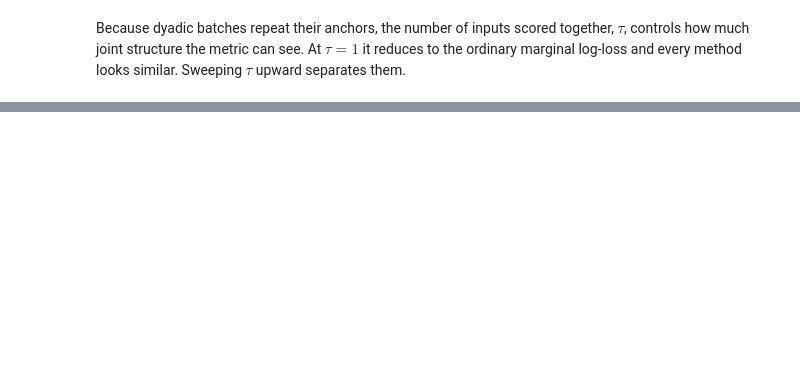
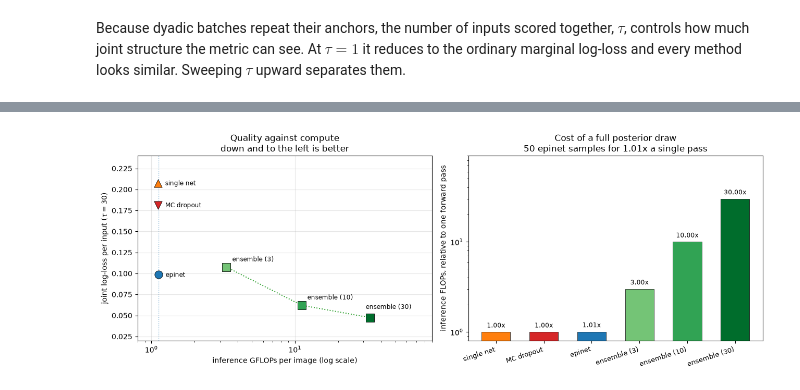
Before and after one commit to lightning-uq-box/lightning-uq-box, a Jupyter notebook: docs/tutorials/classification/epinet.ipynb, the cells around one changed output, grey strips where cells are left out. Saved outputs shown, nothing was run; the diff lists cells and outputs as text; code cells hidden in the pictures; blank space fills up the shorter version.

```diff
--- a/docs/tutorials/classification/epinet.ipynb
+++ b/docs/tutorials/classification/epinet.ipynb
@@ -419,0 +489,53 @@ One caveat on scope. This reduced run trains only 3 ensemble members. The rankin
+# %%
+if HAVE_CIFAR:
+    cost_order = ["single net", "MC dropout", "epinet",
+                  "ensemble (3 members)", "ensemble (10 members)", "ensemble (30 members)"]
+    tau_show = 30
+    joint_at_tau = {n: curves[n][taus.index(tau_show)] for n in cost_order}
+    # (dx, dy) label offsets in points, tuned to keep annotations off the markers
+    offsets = {
+        "single net": (10, -3), "MC dropout": (10, -3), "epinet": (10, -3),
+        "ensemble (3 members)": (8, 8), "ensemble (10 members)": (8, 8),
+        "ensemble (30 members)": (-6, 12),
+    }
+
+    fig, axes = plt.subplots(1, 2, figsize=(13, 4.8))
+
+    ax = axes[0]
+    ens = [n for n in cost_order if n.startswith("ensemble")]
+    ax.plot([flop_counts[n] / 1e9 for n in ens], [joint_at_tau[n] for n in ens],
+            color="C2", ls=":", lw=1.4, zorder=1)
+    ax.axvline(flop_counts["epinet"] / 1e9, color="C0", ls=":", lw=1, alpha=0.5, zorder=0)
+    for name in cost_order:
+        color, marker, _ = style[name]
+        ax.scatter(flop_counts[name] / 1e9, joint_at_tau[name],
+                   c=color, marker=marker, s=120, edgecolor="k", lw=0.6, zorder=3)
+        ax.annotate(name.replace(" members", ""),
+                    (flop_counts[name] / 1e9, joint_at_tau[name]),
+                    textcoords="offset points", xytext=offsets[name], fontsize=8.5)
+    ax.set_xscale("log")
+    ax.set_xlabel("inference GFLOPs per image (log scale)")
+    ax.set_ylabel(f"joint log-loss per input ($\\tau={tau_show}$)")
+    ax.set_title("Quality against compute\ndown and to the left is better")
+    ax.grid(alpha=0.3)
+    ax.set_xlim(0.8, 90)
+    ax.set_ylim(0.02, 0.24)
+
+    ax = axes[1]
+    x = np.arange(len(cost_order))
+    ratios = [flop_counts[n] / BASE_FLOPS for n in cost_order]
+    colors = [style[n][0] for n in cost_order]
+    ax.bar(x, ratios, 0.6, color=colors, edgecolor="k", lw=0.5)
+    for xi, r in zip(x, ratios):
+        ax.text(xi, r * 1.12, f"{r:.2f}x", ha="center", fontsize=8.5)
+    ax.set_yscale("log")
+    ax.set_xticks(x)
+    ax.set_xticklabels([n.replace(" members", "") for n in cost_order],
+                       rotation=18, ha="right", fontsize=9)
+    ax.set_ylabel("inference FLOPs, relative to one forward pass")
+    ax.set_ylim(0.8, 90)
+    ax.set_title("Cost of a full posterior draw\n50 epinet samples for 1.01x a single pass")
+    plt.tight_layout()
+    plt.show()
+# %% [output]
+[figure, added]
```
Also changed, not shown: parts of 10 cells of this notebook.
